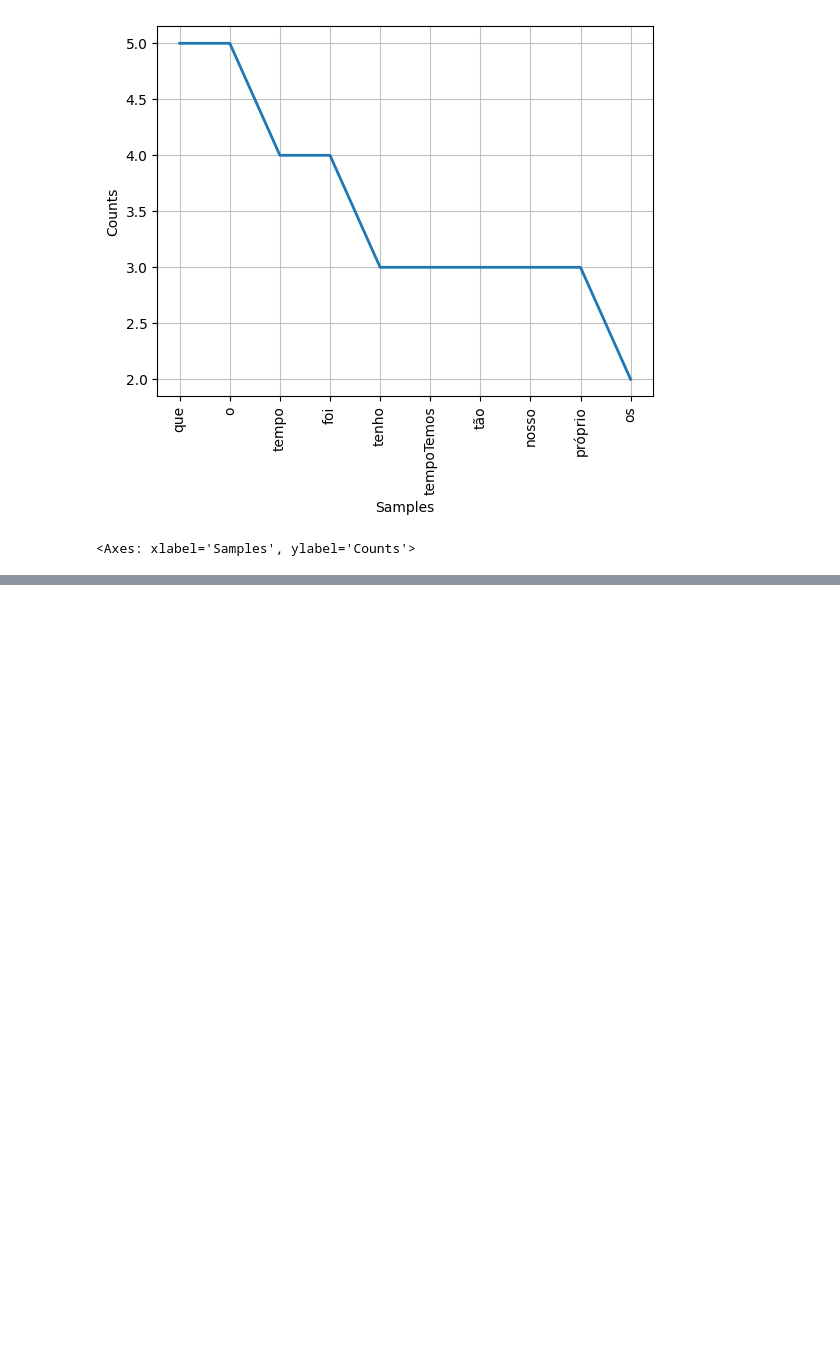
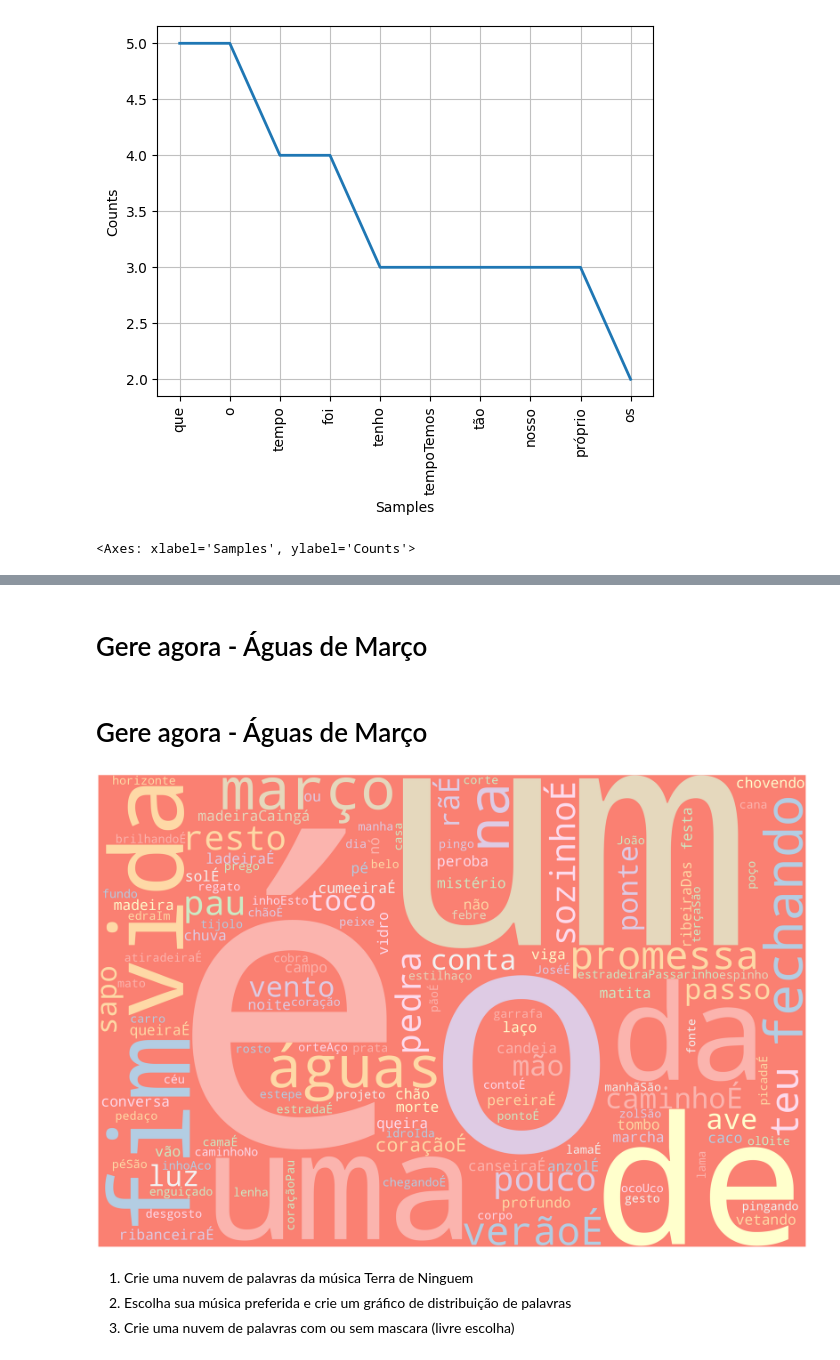
Before and after one commit to rafaelflorentinobarbosa/InteligenciaArtificial, a Jupyter notebook: laboratorio01/laboratorio_01.ipynb, the cells around one changed output, grey strips where cells are left out. Cells and saved outputs as stored; diff of their text form; code cells hidden in the pictures; blank space fills up the shorter version.

Commit message:
nuvem

```diff
--- a/laboratorio01/laboratorio_01.ipynb
+++ b/laboratorio01/laboratorio_01.ipynb
@@ -256,0 +297,11 @@ fdisk_tempo_perdido.plot(10)
+# %%
+# Definição da Função
+def plot_cloud(wordcloud):
+    # Criar a Figura
+    plt.figure(figsize=(40, 30))
+
+    # Exibir a Word Cloud
+    plt.imshow(wordcloud)
+
+    # Remover Eixos
+    plt.axis("off")
@@ -256,0 +321,16 @@ fdisk_tempo_perdido.plot(10)
+# %% [markdown]
+# Gere agora -  Águas de Março
+# %% [markdown]
+# Gere agora - Águas de Março
+# %%
+wordcloud_aguas = WordCloud(width = 3000, height = 2000, random_state = 1,
+background_color='salmon', colormap='Pastel1', collocations=False,
+stopwords=STOPWORDS).generate(texto)
+# %%
+plot_cloud(wordcloud_aguas)
+# %% [output]
+[figure, added]
+# %% [markdown]
+1.   Crie uma nuvem de palavras da música Terra de Ninguem
+2.   Escolha sua música preferida e crie um gráfico de distribuição de palavras
+3.   Crie uma nuvem de palavras com ou sem mascara (livre escolha)
```
Also changed, not shown: parts of 23 cells of this notebook, 2 other files.
